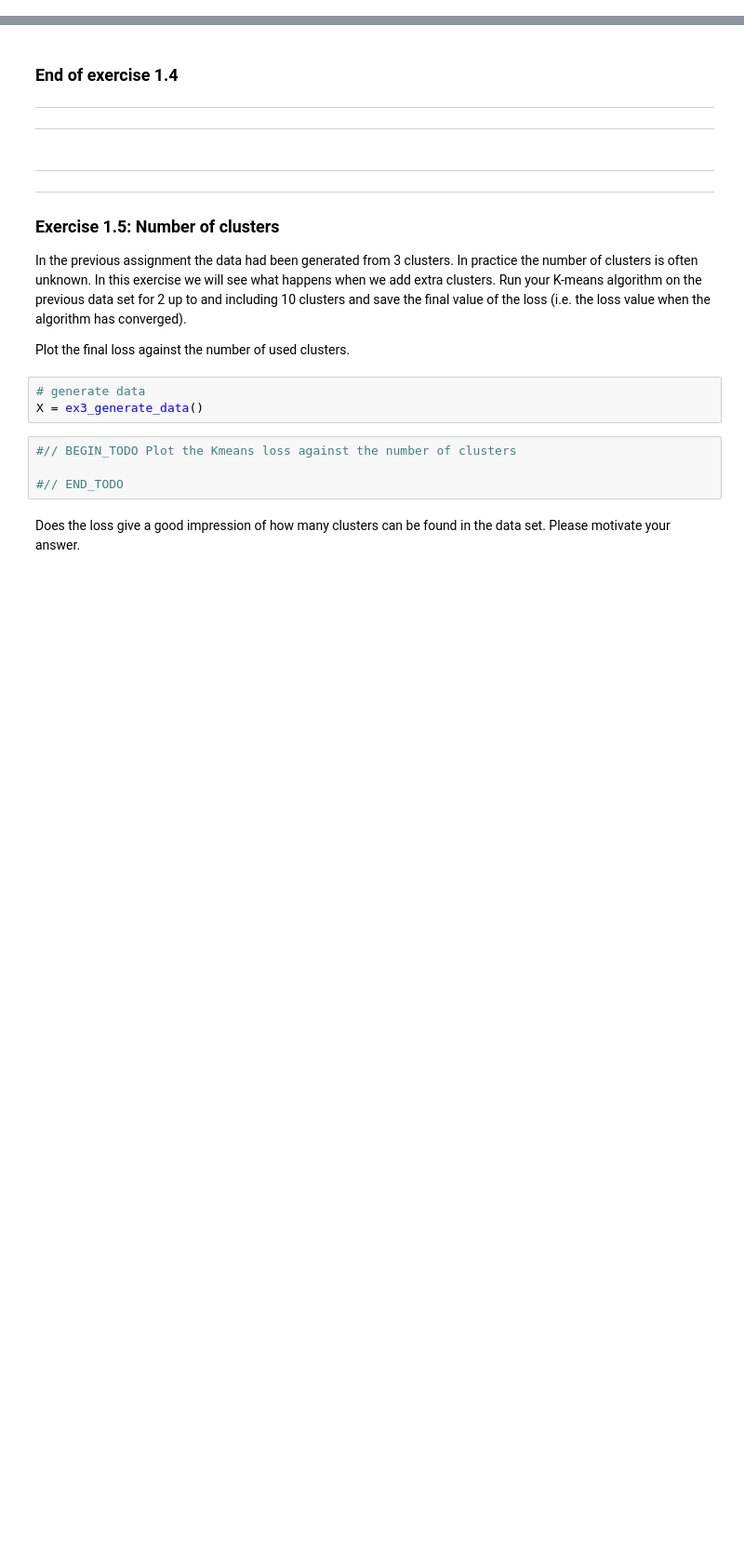
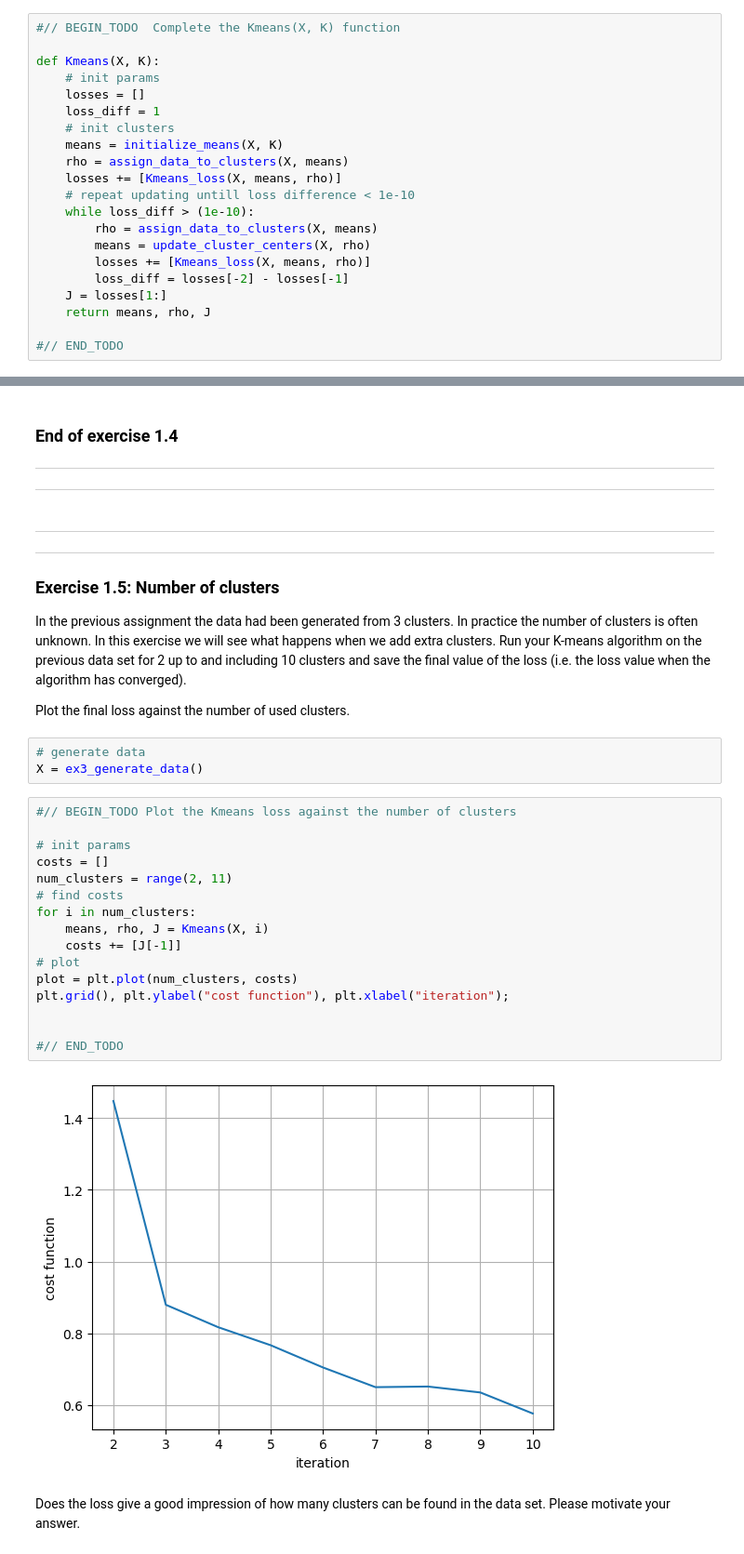
Before and after one commit to fbouwman01/Assignment-1b-data-analysis-for-bumpy-lane-detection, a Jupyter notebook: Template_1b.ipynb, the cells around one changed output, grey strips where cells are left out. Shown at 93% size. Saved outputs shown, nothing was run; the diff lists cells and outputs as text; blank space fills up the shorter version.

Commit message:
assignment 1

```diff
--- a/Template_1b.ipynb
+++ b/Template_1b.ipynb
@@ -195,3 +227,24 @@ First create a function `J = Kmeans_loss(X, means, rho)` that calculates the wit
+# %%
+#// BEGIN_TODO  Complete the Kmeans(X, K) function
+
+def Kmeans(X, K):
+    # init params
+    losses = []
+    loss_diff = 1
+    # init clusters
+    means = initialize_means(X, K)
+    rho = assign_data_to_clusters(X, means)
+    losses += [Kmeans_loss(X, means, rho)]
+    # repeat updating untill loss difference < 1e-10
+    while loss_diff > (1e-10):
+        rho = assign_data_to_clusters(X, means)
+        means = update_cluster_centers(X, rho)
+        losses += [Kmeans_loss(X, means, rho)]
+        loss_diff = losses[-2] - losses[-1]
+    J = losses[1:]
+    return means, rho, J
+
+#// END_TODO
 # %%
 # generate data
 X = ex3_generate_data()
@@ -219,9 +274,23 @@ Plot the final loss against the number of used clusters.
 # %%
 # generate data
 X = ex3_generate_data()
-# %%
-#// BEGIN_TODO Plot the Kmeans loss against the number of clusters
-
-#// END_TODO
+# %%
+#// BEGIN_TODO Plot the Kmeans loss against the number of clusters
+
+# init params
+costs = []
+num_clusters = range(2, 11)
+# find costs
+for i in num_clusters:
+    means, rho, J = Kmeans(X, i)
+    costs += [J[-1]]
+# plot
+plot = plt.plot(num_clusters, costs)
+plt.grid(), plt.ylabel("cost function"), plt.xlabel("iteration");
+
+
+#// END_TODO
+# %% [output]
+[figure, added]
 # %% [markdown]
 Does the loss give a good impression of how many clusters can be found in the data set. Please motivate your answer.
```
Also changed, not shown: parts of 18 cells of this notebook, 1 other file.
